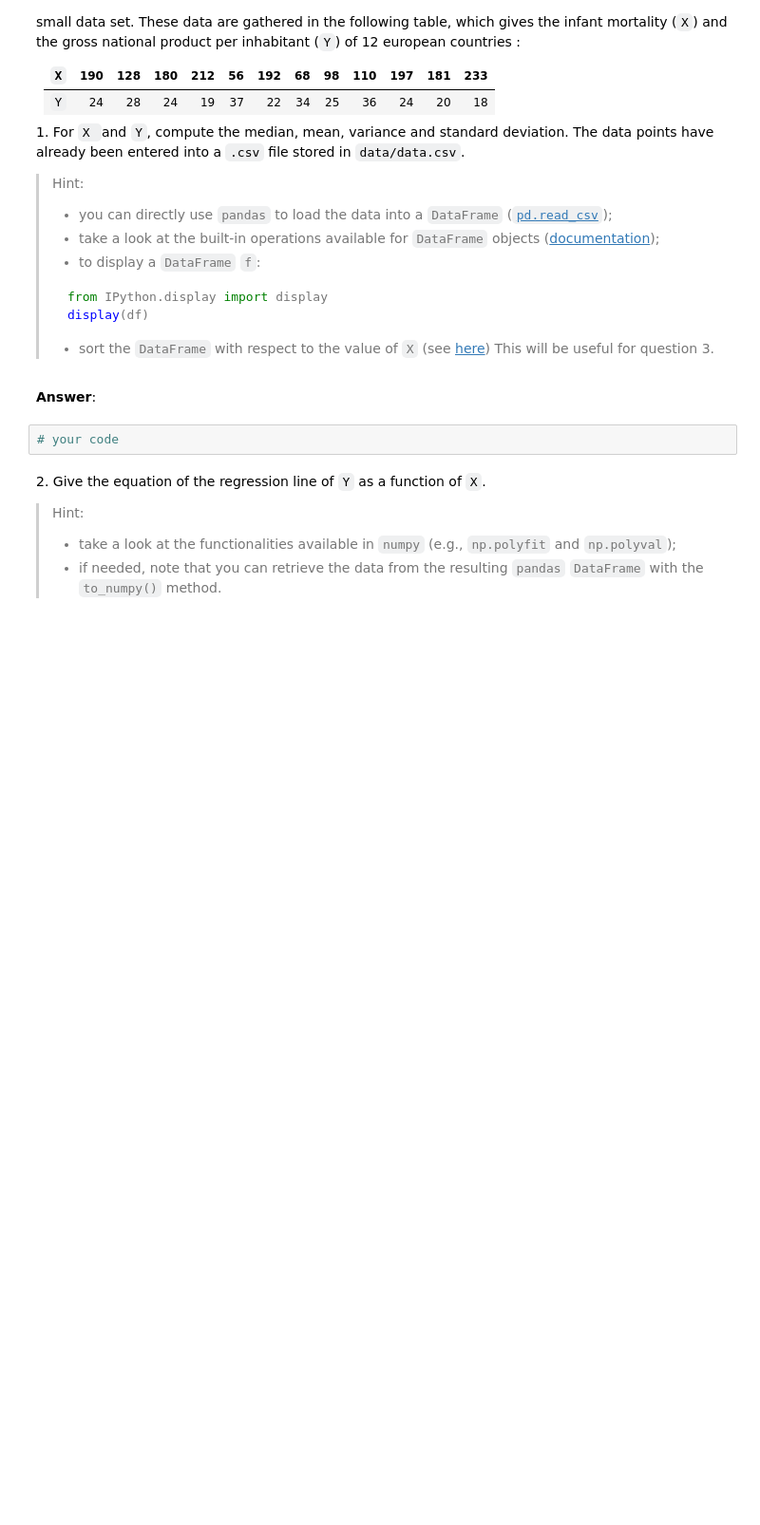
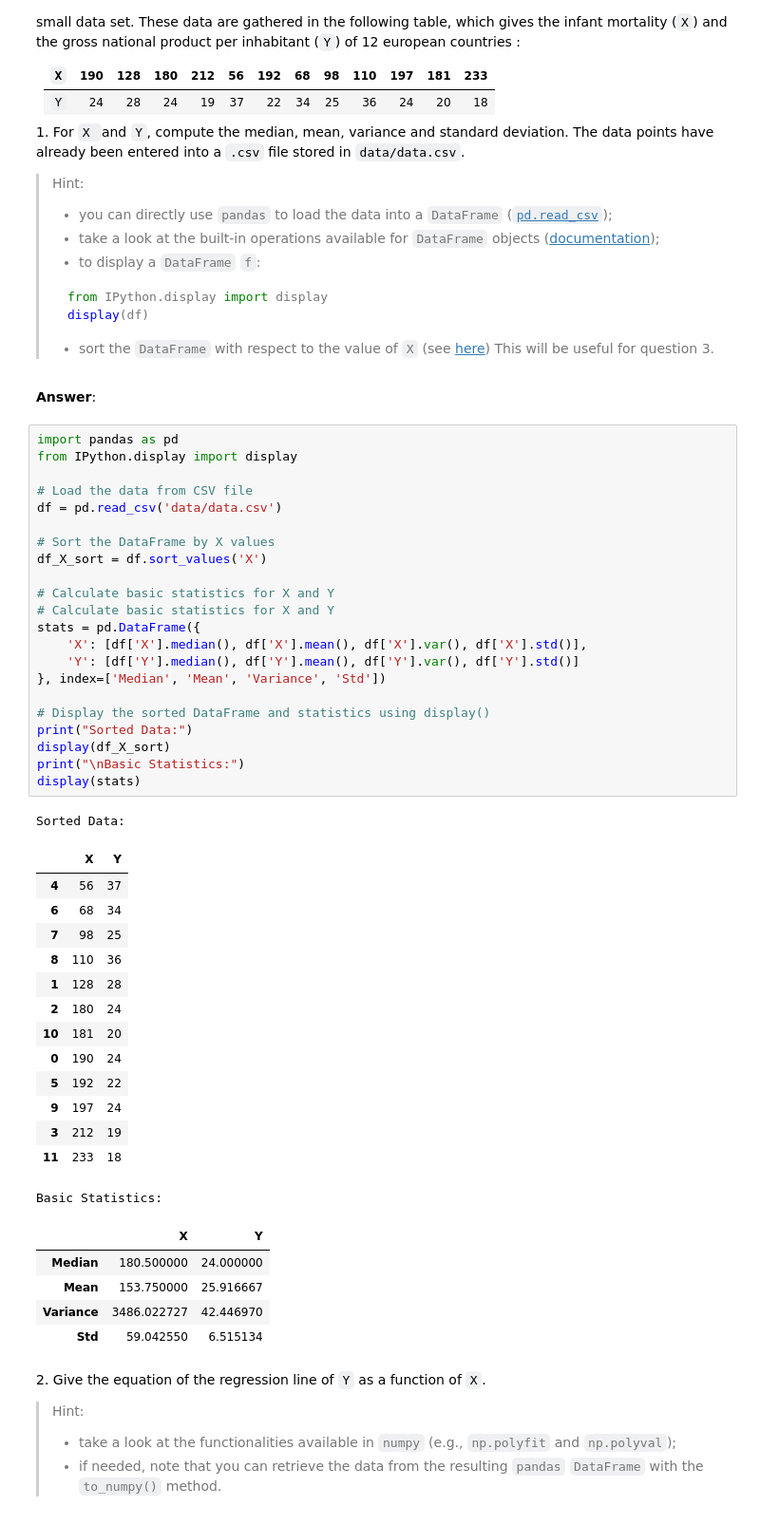
Before and after one commit to antoineamiel/python_sdia, a Jupyter notebook: Labs/Lab2/lab2.ipynb, the cells around one changed output. Shown at 95% size. Cells and saved outputs as stored; diff of their text form; blank space fills up the shorter version.

```diff
--- a/Labs/Lab2/lab2.ipynb
+++ b/Labs/Lab2/lab2.ipynb
@@ -114,8 +192,49 @@ In this second exercise, we focus on computing basic statistics, and applying li
 > - sort the `DataFrame` with respect to the value of `X` (see [here](https://pandas.pydata.org/docs/reference/api/pandas.DataFrame.sort_values.html#pandas.DataFrame.sort_values)) This will be useful for question 3.
 # %% [markdown]
 **Answer**:
-# %%
-# your code
+# %%
+import pandas as pd
+from IPython.display import display
+
+# Load the data from CSV file
+df = pd.read_csv('data/data.csv')
+
+# Sort the DataFrame by X values
+df_X_sort = df.sort_values('X')
+
+# Calculate basic statistics for X and Y
+# Calculate basic statistics for X and Y
+stats = pd.DataFrame({
+    'X': [df['X'].median(), df['X'].mean(), df['X'].var(), df['X'].std()],
+    'Y': [df['Y'].median(), df['Y'].mean(), df['Y'].var(), df['Y'].std()]
+}, index=['Median', 'Mean', 'Variance', 'Std'])
+
+# Display the sorted DataFrame and statistics using display()
+print("Sorted Data:")
+display(df_X_sort)
+print("\nBasic Statistics:")
+display(stats)
+# %% [output]
+Sorted Data:
+|  | X | Y |
+| 4 | 56 | 37 |
+| 6 | 68 | 34 |
+| 7 | 98 | 25 |
+| 8 | 110 | 36 |
+| 1 | 128 | 28 |
+| 2 | 180 | 24 |
+| 10 | 181 | 20 |
+| 0 | 190 | 24 |
+| 5 | 192 | 22 |
+| 9 | 197 | 24 |
+| 3 | 212 | 19 |
+| 11 | 233 | 18 |
+Basic Statistics:
+|  | X | Y |
+| Median | 180.500000 | 24.000000 |
+| Mean | 153.750000 | 25.916667 |
+| Variance | 3486.022727 | 42.446970 |
+| Std | 59.042550 | 6.515134 |
 # %% [markdown]
 2\. Give the equation of the regression line of `Y` as a function of `X`.
 > Hint:
```
Also changed, not shown: parts of 11 cells of this notebook, 2 other files.
